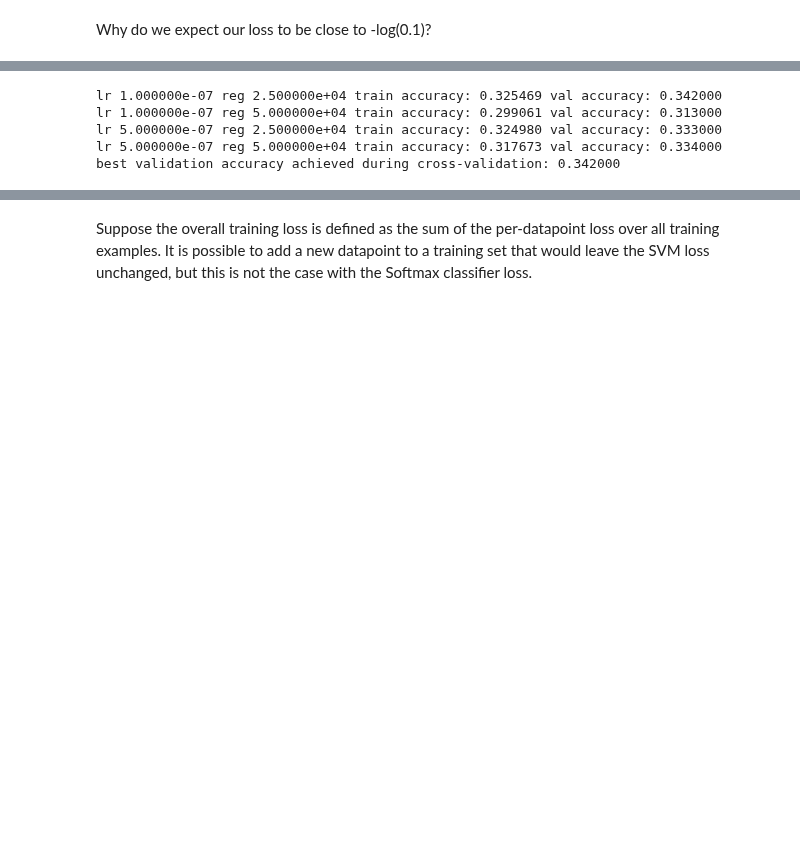
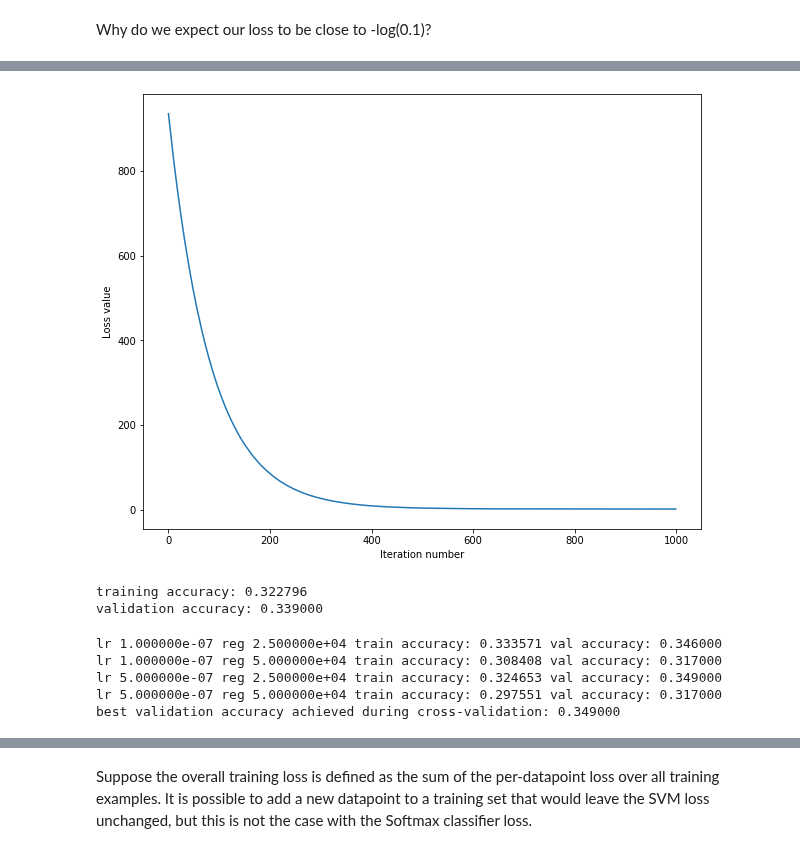
Before and after one commit to pedro-abundio-wang/computer-vision, a Jupyter notebook: notebooks/convolutional-neural-networks-for-visual-recognition/01_image_classification/04_softmax.ipynb, the cells around one changed output, grey strips where cells are left out. Drawn from its saved outputs; the diff is of its cells as text; code cells hidden in the pictures; blank space fills up the shorter version.

```diff
--- a/notebooks/convolutional-neural-networks-for-visual-recognition/01_image_classification/04_softmax.ipynb
+++ b/notebooks/convolutional-neural-networks-for-visual-recognition/01_image_classification/04_softmax.ipynb
@@ -186,9 +219,28 @@ Gradient difference: 0.000000
+# %%
+# A useful debugging strategy is to plot the loss as a function of
+# iteration number:
+plt.plot(loss_hist)
+plt.xlabel('Iteration number')
+plt.ylabel('Loss value')
+plt.show()
+# %% [output]
+[figure, added]
+# %%
+# Write the LinearSVM.predict function and evaluate the performance on both the
+# training and validation set
+y_train_pred = softmax.predict(X_train)
+print('training accuracy: %f' % (np.mean(y_train == y_train_pred), ))
+y_val_pred = softmax.predict(X_val)
+print('validation accuracy: %f' % (np.mean(y_val == y_val_pred), ))
+# %% [output]
+training accuracy: 0.322796
+validation accuracy: 0.339000
 # %%
 # Use the validation set to tune hyperparameters (regularization strength and
 # learning rate). You should experiment with different ranges for the learning
 # rates and regularization strengths; if you are careful you should be able to
 # get a classification accuracy of over 0.35 on the validation set.
-from utils.classifiers import Softmax
+from classifiers import Softmax
 results = {}
 best_val = -1
 best_softmax = None
@@ -205,7 +257,9 @@ regularization_strengths = [2.5e4, 5e4]
 for learning_rate in learning_rates:
     for regularization_strength in regularization_strengths:
         softmax = Softmax()
-        softmax.train(X_train, y_train, learning_rate=learning_rate, reg=regularization_strength, num_iters=1500, verbose=False)
+        softmax.train(X_train, y_train,
+                      learning_rate=learning_rate, reg=regularization_strength,
+                      num_iters=1500, verbose=False)
 
         y_train_pred = softmax.predict(X_train)
         train_accuracy = np.mean(y_train == y_train_pred)
@@ -228,11 +282,11 @@ for lr, reg in sorted(results):
 
 print('best validation accuracy achieved during cross-validation: %f' % best_val)
 # %% [output]
-lr 1.000000e-07 reg 2.500000e+04 train accuracy: 0.325469 val accuracy: 0.342000
-lr 1.000000e-07 reg 5.000000e+04 train accuracy: 0.299061 val accuracy: 0.313000
-lr 5.000000e-07 reg 2.500000e+04 train accuracy: 0.324980 val accuracy: 0.333000
-lr 5.000000e-07 reg 5.000000e+04 train accuracy: 0.317673 val accuracy: 0.334000
-best validation accuracy achieved during cross-validation: 0.342000
+lr 1.000000e-07 reg 2.500000e+04 train accuracy: 0.333571 val accuracy: 0.346000
+lr 1.000000e-07 reg 5.000000e+04 train accuracy: 0.308408 val accuracy: 0.317000
+lr 5.000000e-07 reg 2.500000e+04 train accuracy: 0.324653 val accuracy: 0.349000
+lr 5.000000e-07 reg 5.000000e+04 train accuracy: 0.297551 val accuracy: 0.317000
+best validation accuracy achieved during cross-validation: 0.349000
 # %%
 # evaluate on test set
 # Evaluate the best softmax on test set
```
Also changed, not shown: parts of 15 cells of this notebook, 6 other files.
